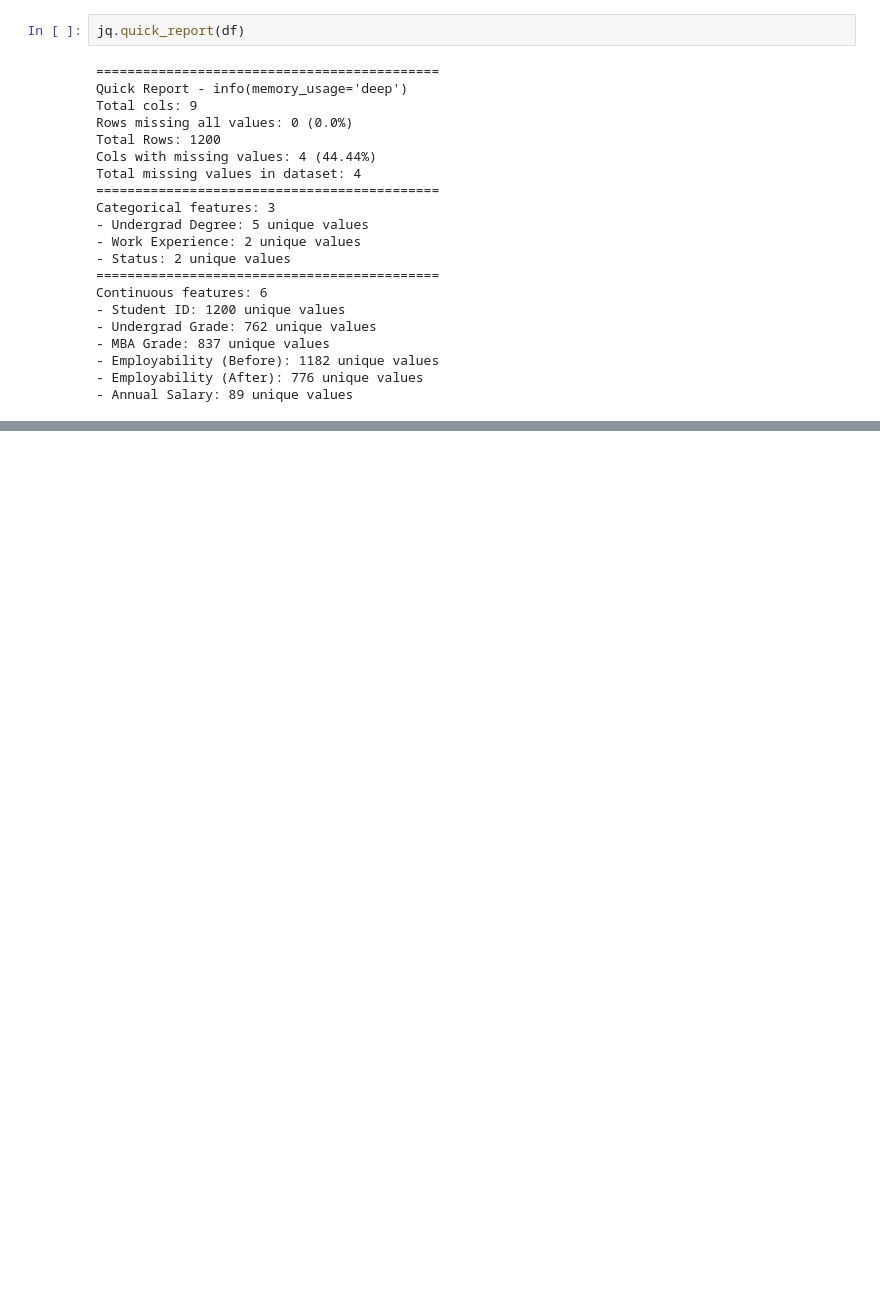
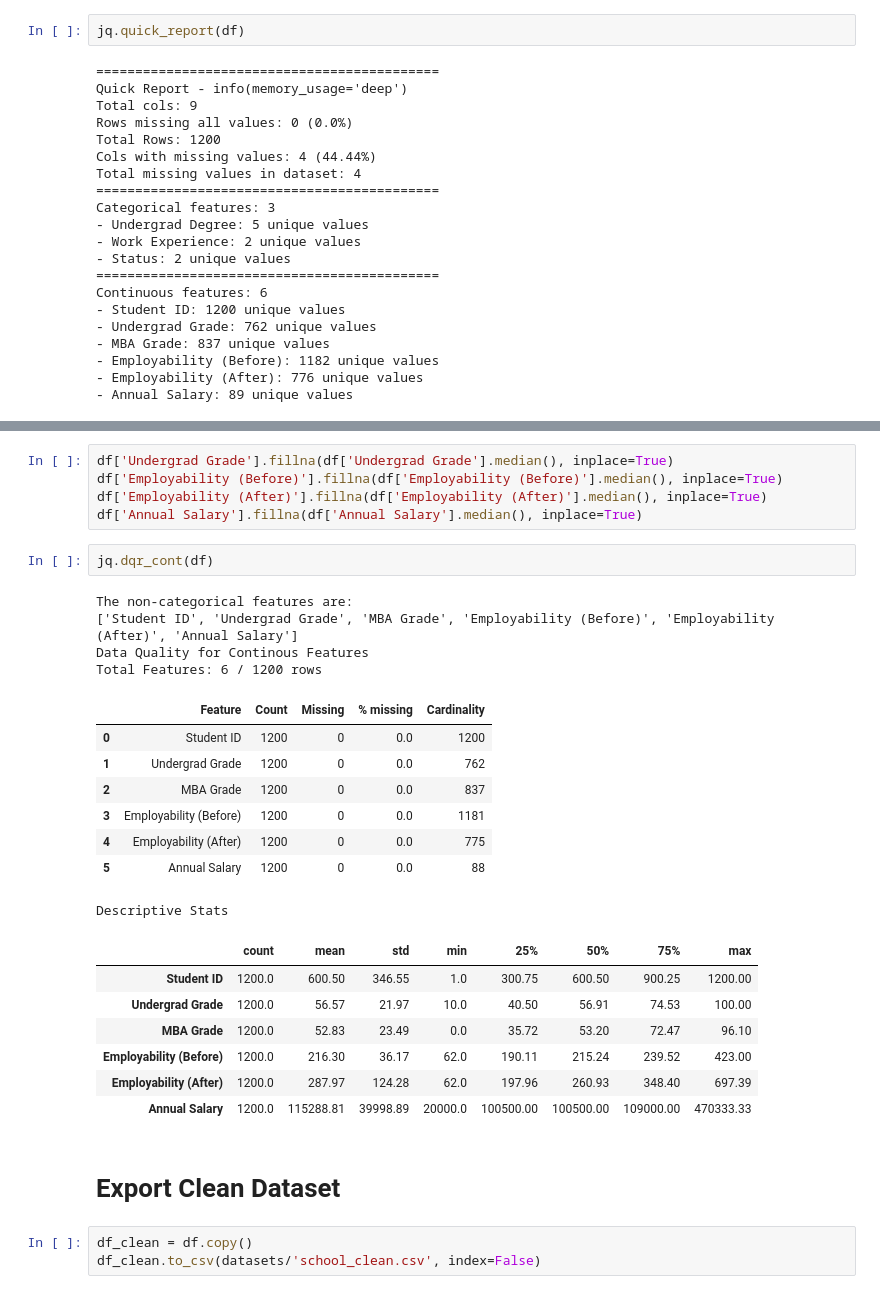
Before and after one commit to junclemente/ads505-FinalProject, a Jupyter notebook: eda/business_school.ipynb, the cells around one changed output, grey strips where cells are left out. Saved outputs shown, nothing was run; the diff lists cells and outputs as text; blank space fills up the shorter version.

Commit message:
Explore and clean dataset

```diff
--- a/eda/business_school.ipynb
+++ b/eda/business_school.ipynb
@@ -86,0 +140,32 @@ Employability (After)    697.39
+# %%
+df['Undergrad Grade'].fillna(df['Undergrad Grade'].median(), inplace=True)
+df['Employability (Before)'].fillna(df['Employability (Before)'].median(), inplace=True)
+df['Employability (After)'].fillna(df['Employability (After)'].median(), inplace=True)
+df['Annual Salary'].fillna(df['Annual Salary'].median(), inplace=True)
+# %%
+jq.dqr_cont(df)
+# %% [output]
+The non-categorical features are:
+['Student ID', 'Undergrad Grade', 'MBA Grade', 'Employability (Before)', 'Employability (After)', 'Annual Salary']
+Data Quality for Continous Features
+Total Features: 6 / 1200 rows
+|  | Feature | Count | Missing | % missing | Cardinality |
+| 0 | Student ID | 1200 | 0 | 0.0 | 1200 |
+| 1 | Undergrad Grade | 1200 | 0 | 0.0 | 762 |
+| 2 | MBA Grade | 1200 | 0 | 0.0 | 837 |
+| 3 | Employability (Before) | 1200 | 0 | 0.0 | 1181 |
+| 4 | Employability (After) | 1200 | 0 | 0.0 | 775 |
+| 5 | Annual Salary | 1200 | 0 | 0.0 | 88 |
+Descriptive Stats
+|  | count | mean | std | min | 25% | 50% | 75% | max |
+| Student ID | 1200.0 | 600.50 | 346.55 | 1.0 | 300.75 | 600.50 | 900.25 | 1200.00 |
+| Undergrad Grade | 1200.0 | 56.57 | 21.97 | 10.0 | 40.50 | 56.91 | 74.53 | 100.00 |
+| MBA Grade | 1200.0 | 52.83 | 23.49 | 0.0 | 35.72 | 53.20 | 72.47 | 96.10 |
+| Employability (Before) | 1200.0 | 216.30 | 36.17 | 62.0 | 190.11 | 215.24 | 239.52 | 423.00 |
+| Employability (After) | 1200.0 | 287.97 | 124.28 | 62.0 | 197.96 | 260.93 | 348.40 | 697.39 |
+| Annual Salary | 1200.0 | 115288.81 | 39998.89 | 20000.0 | 100500.00 | 100500.00 | 109000.00 | 470333.33 |
+# %% [markdown]
+# Export Clean Dataset
+# %%
+df_clean = df.copy()
+df_clean.to_csv(datasets/'school_clean.csv', index=False)
```
Also changed, not shown: parts of 12 cells of this notebook.
